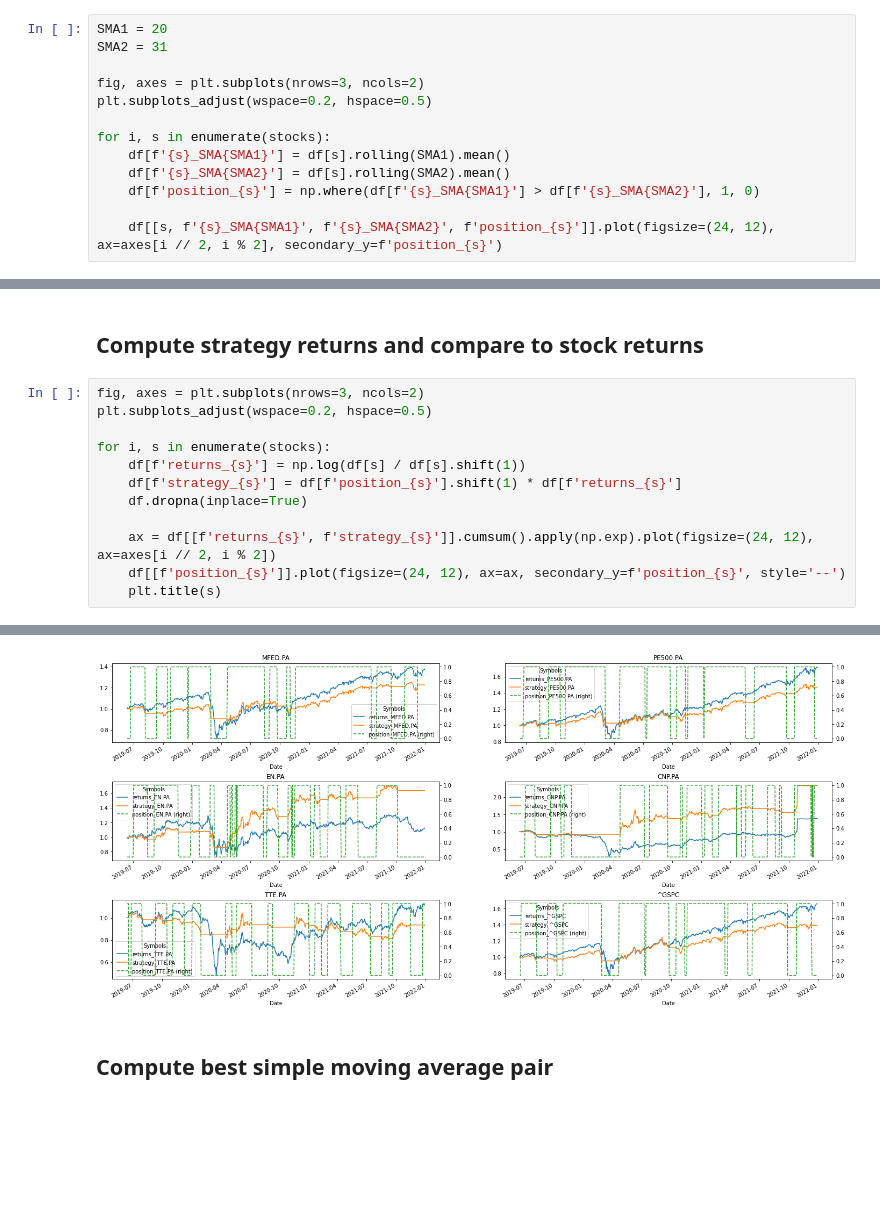
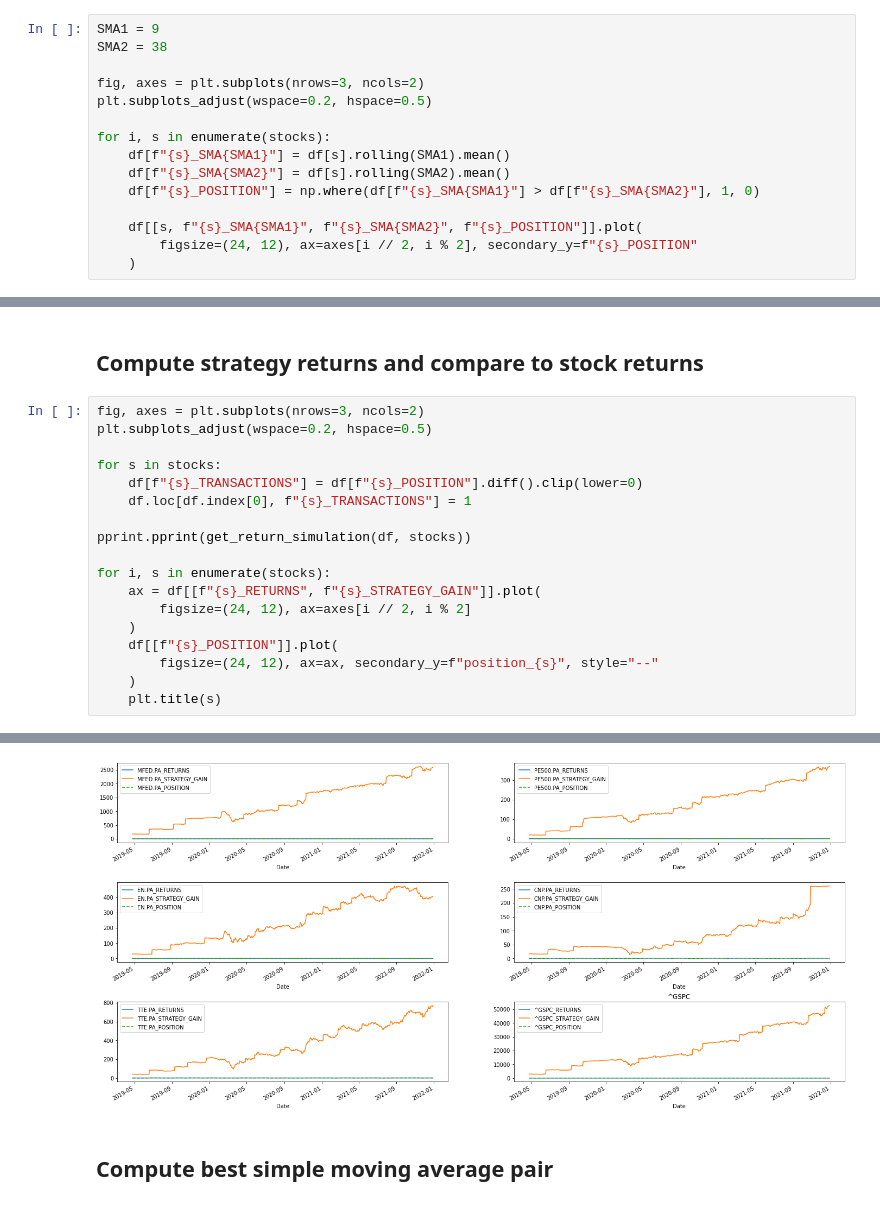
Before and after one commit to IamTossan/finance-research, a Jupyter notebook: src/moving_averages.ipynb, the cells around one changed output, grey strips where cells are left out. Drawn from its saved outputs; the diff is of its cells as text; blank space fills up the shorter version.

Commit message:
chore: improve return_simulation performance

```diff
--- a/src/moving_averages.ipynb
+++ b/src/moving_averages.ipynb
@@ -24,16 +25,18 @@ array([[<AxesSubplot:xlabel='Date'>, <AxesSubplot:xlabel='Date'>],
 # %% [markdown]
 ## Example of a strategy base on 2 simple moving averages
 # %%
-SMA1 = 20
-SMA2 = 31
+SMA1 = 9
+SMA2 = 38
 
 fig, axes = plt.subplots(nrows=3, ncols=2)
 plt.subplots_adjust(wspace=0.2, hspace=0.5)
 
 for i, s in enumerate(stocks):
-    df[f'{s}_SMA{SMA1}'] = df[s].rolling(SMA1).mean()
-    df[f'{s}_SMA{SMA2}'] = df[s].rolling(SMA2).mean()
-    df[f'position_{s}'] = np.where(df[f'{s}_SMA{SMA1}'] > df[f'{s}_SMA{SMA2}'], 1, 0)
+    df[f"{s}_SMA{SMA1}"] = df[s].rolling(SMA1).mean()
+    df[f"{s}_SMA{SMA2}"] = df[s].rolling(SMA2).mean()
+    df[f"{s}_POSITION"] = np.where(df[f"{s}_SMA{SMA1}"] > df[f"{s}_SMA{SMA2}"], 1, 0)
 
-    df[[s, f'{s}_SMA{SMA1}', f'{s}_SMA{SMA2}', f'position_{s}']].plot(figsize=(24, 12), ax=axes[i // 2, i % 2], secondary_y=f'position_{s}')
+    df[[s, f"{s}_SMA{SMA1}", f"{s}_SMA{SMA2}", f"{s}_POSITION"]].plot(
+        figsize=(24, 12), ax=axes[i // 2, i % 2], secondary_y=f"{s}_POSITION"
+    )
 # %% [output]
@@ -44,12 +47,18 @@ for i, s in enumerate(stocks):
 fig, axes = plt.subplots(nrows=3, ncols=2)
 plt.subplots_adjust(wspace=0.2, hspace=0.5)
 
+for s in stocks:
+    df[f"{s}_TRANSACTIONS"] = df[f"{s}_POSITION"].diff().clip(lower=0)
+    df.loc[df.index[0], f"{s}_TRANSACTIONS"] = 1
+
+pprint.pprint(get_return_simulation(df, stocks))
+
 for i, s in enumerate(stocks):
-    df[f'returns_{s}'] = np.log(df[s] / df[s].shift(1))
-    df[f'strategy_{s}'] = df[f'position_{s}'].shift(1) * df[f'returns_{s}']
-    df.dropna(inplace=True)
-
-    ax = df[[f'returns_{s}', f'strategy_{s}']].cumsum().apply(np.exp).plot(figsize=(24, 12), ax=axes[i // 2, i % 2])
-    df[[f'position_{s}']].plot(figsize=(24, 12), ax=ax, secondary_y=f'position_{s}', style='--')
+    ax = df[[f"{s}_RETURNS", f"{s}_STRATEGY_GAIN"]].plot(
+        figsize=(24, 12), ax=axes[i // 2, i % 2]
+    )
+    df[[f"{s}_POSITION"]].plot(
+        figsize=(24, 12), ax=ax, secondary_y=f"position_{s}", style="--"
+    )
     plt.title(s)
 # %% [output]
@@ -56,4 +83,4 @@ for i, s in enumerate(stocks):
-[figure, old version]
+[figure, new version]
 # %% [markdown]
 ## Compute best simple moving average pair
 # %%
```
Also changed, not shown: parts of 5 cells of this notebook, 2 other files.
